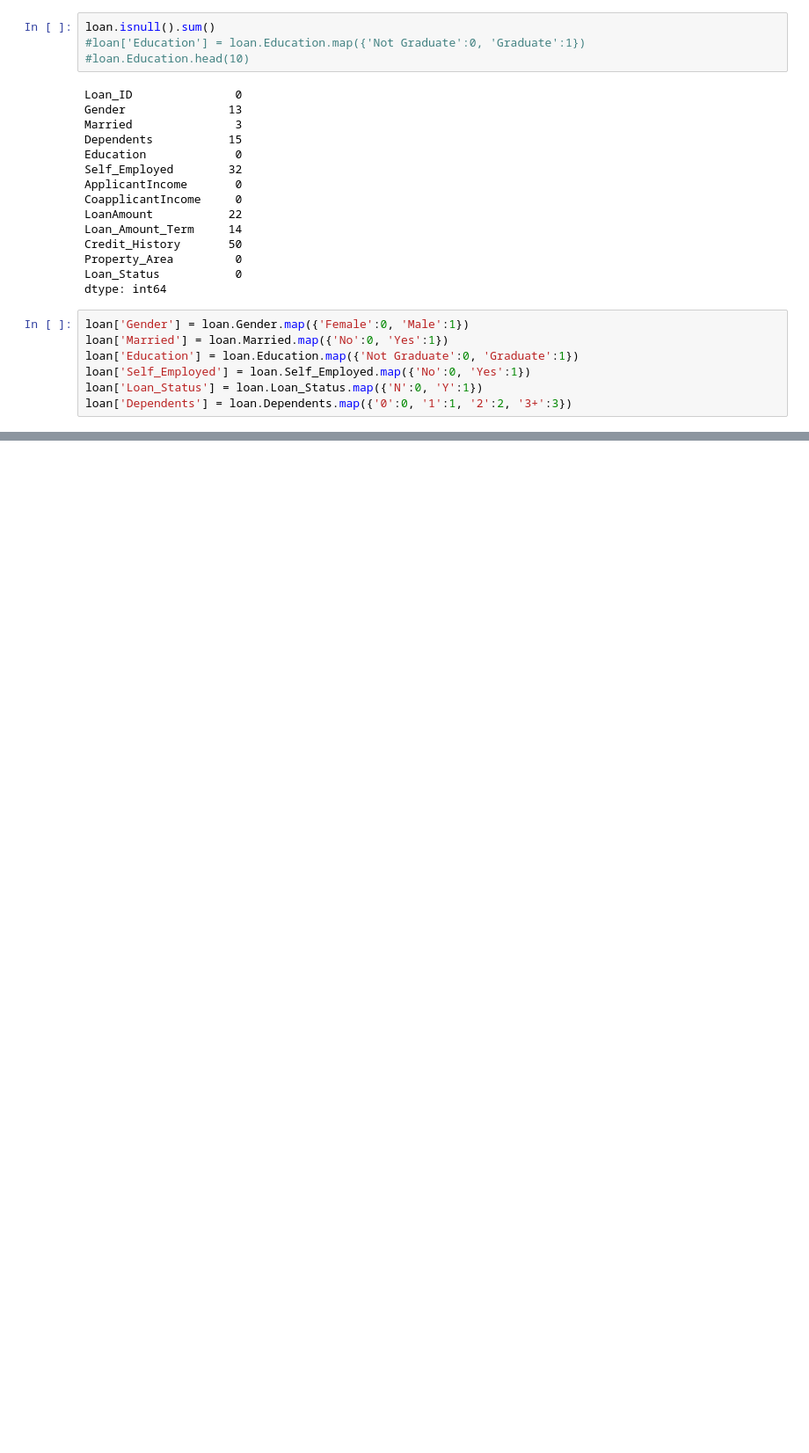
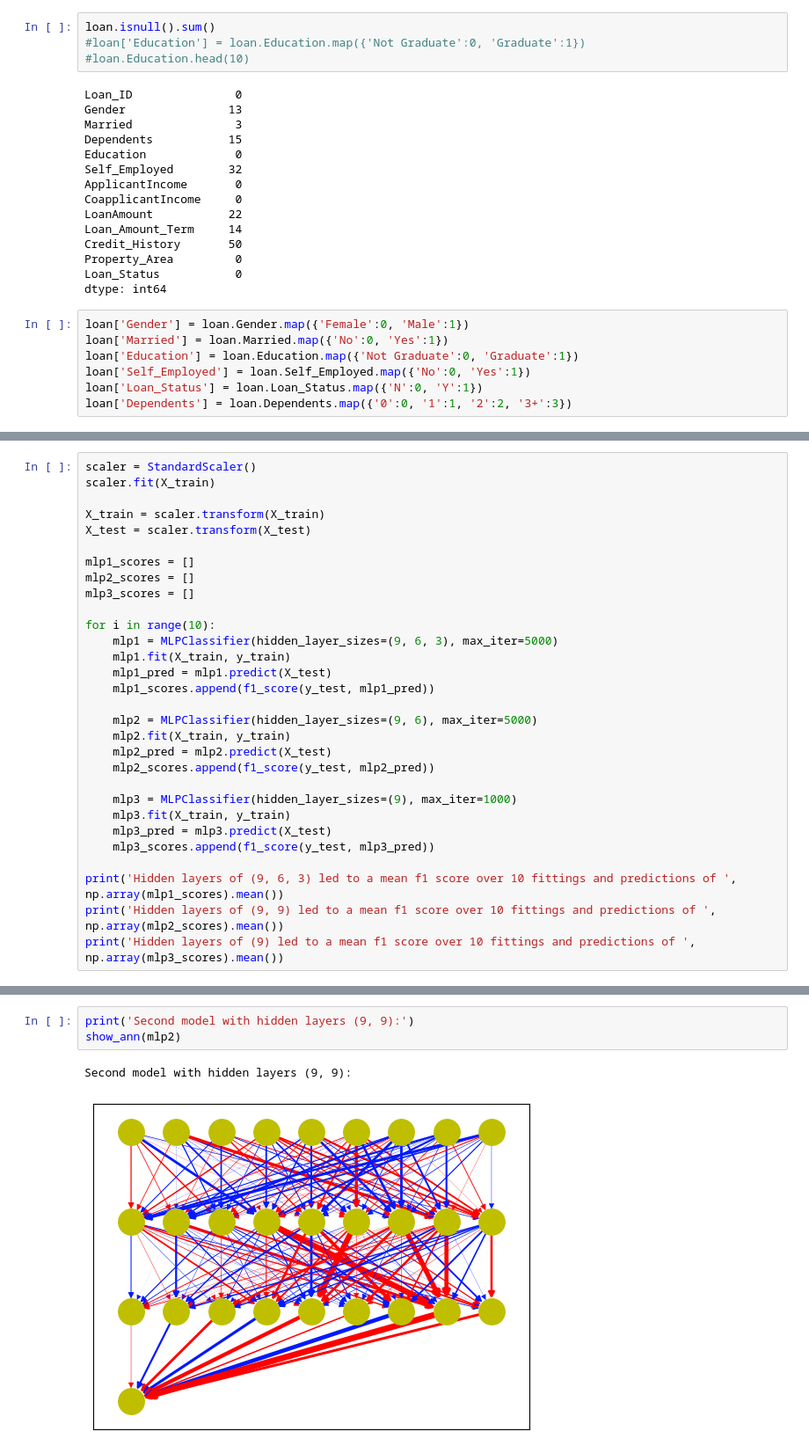
Before and after one commit to GavinMurdock/cs5830_project8, a Jupyter notebook: Project_8.ipynb, the cells around one changed output, grey strips where cells are left out. Shown at 88% size. Drawn from its saved outputs; the diff is of its cells as text; blank space fills up the shorter version.

```diff
--- a/Project_8.ipynb
+++ b/Project_8.ipynb
@@ -160,0 +197,30 @@ r = export_text(treeclf2, feature_names=feature_cols)
+# %%
+scaler = StandardScaler()
+scaler.fit(X_train)
+
+X_train = scaler.transform(X_train)
+X_test = scaler.transform(X_test)
+
+mlp1_scores = []
+mlp2_scores = []
+mlp3_scores = []
+
+for i in range(10):
+    mlp1 = MLPClassifier(hidden_layer_sizes=(9, 6, 3), max_iter=5000)
+    mlp1.fit(X_train, y_train)
+    mlp1_pred = mlp1.predict(X_test)
+    mlp1_scores.append(f1_score(y_test, mlp1_pred))
+
+    mlp2 = MLPClassifier(hidden_layer_sizes=(9, 6), max_iter=5000)
+    mlp2.fit(X_train, y_train)
+    mlp2_pred = mlp2.predict(X_test)
+    mlp2_scores.append(f1_score(y_test, mlp2_pred))
+
+    mlp3 = MLPClassifier(hidden_layer_sizes=(9), max_iter=1000)
+    mlp3.fit(X_train, y_train)
+    mlp3_pred = mlp3.predict(X_test)
+    mlp3_scores.append(f1_score(y_test, mlp3_pred))
+
+print('Hidden layers of (9, 6, 3) led to a mean f1 score over 10 fittings and predictions of ', np.array(mlp1_scores).mean())
+print('Hidden layers of (9, 9) led to a mean f1 score over 10 fittings and predictions of ', np.array(mlp2_scores).mean())
+print('Hidden layers of (9) led to a mean f1 score over 10 fittings and predictions of ', np.array(mlp3_scores).mean())
@@ -160,0 +284,6 @@ r = export_text(treeclf2, feature_names=feature_cols)
+# %%
+print('Second model with hidden layers (9, 9):')
+show_ann(mlp2)
+# %% [output]
+Second model with hidden layers (9, 9):
+[figure, added]
```
Also changed, not shown: parts of 21 cells of this notebook, 1 other file.
